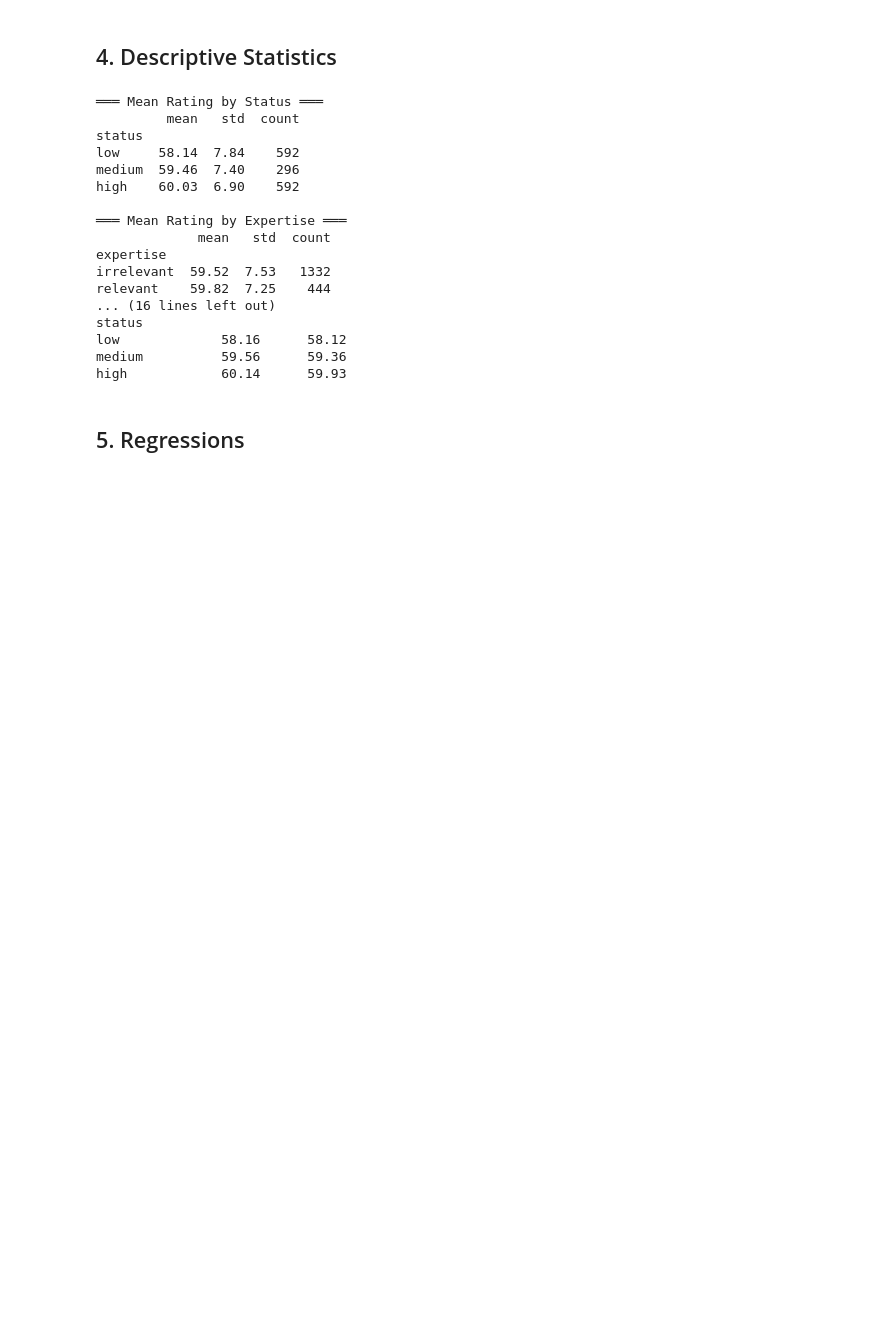
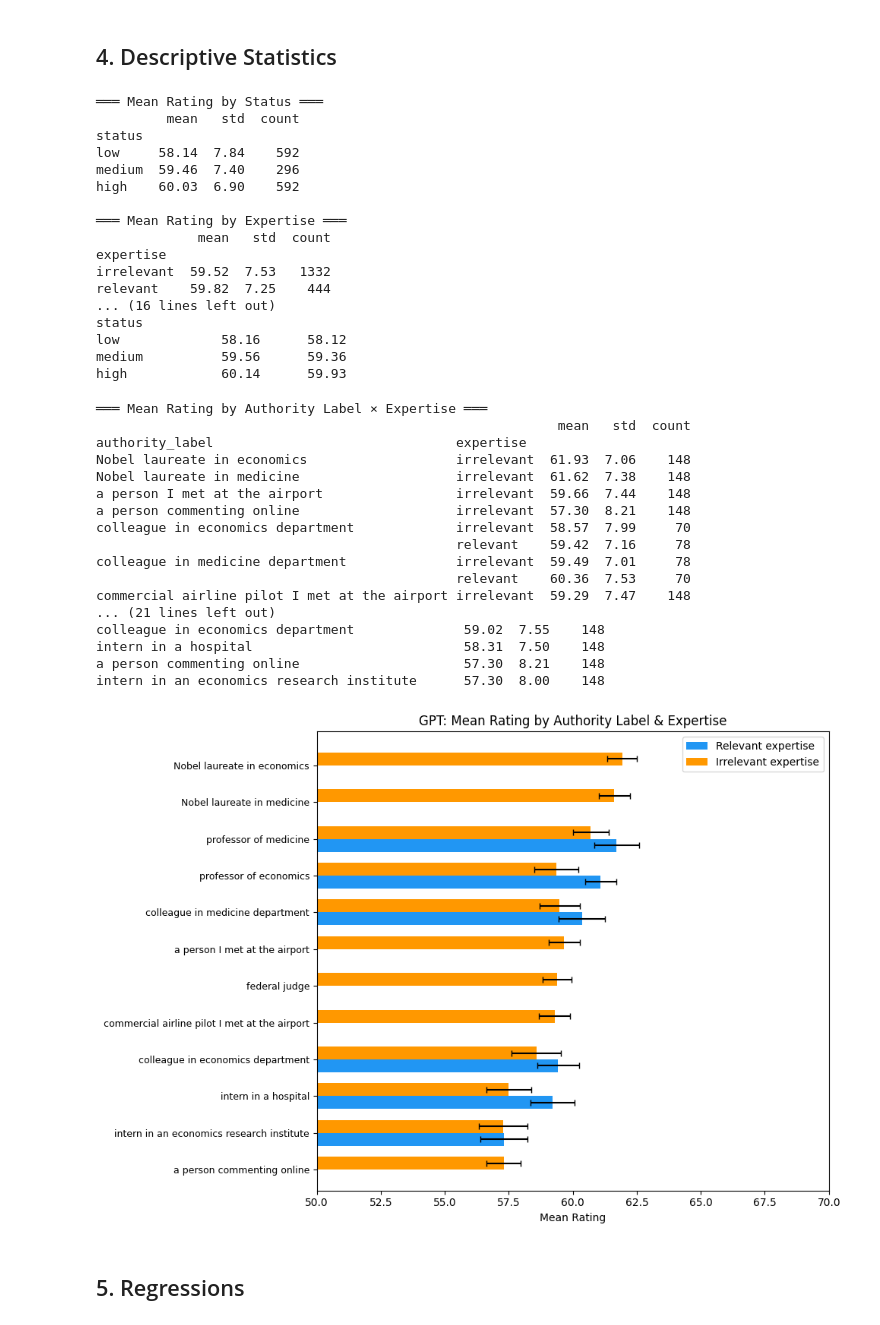
Before and after one commit to auertobias/authority-bias-llm, a Jupyter notebook: notebooks/02_analysis.ipynb, the cells around one changed output. Drawn from its saved outputs; the diff is of its cells as text; code cells hidden in the pictures; blank space fills up the shorter version.

```diff
--- a/notebooks/02_analysis.ipynb
+++ b/notebooks/02_analysis.ipynb
@@ -152,6 +152,81 @@ if df['model'].nunique() > 1:
     for name, mdf in df.groupby('model'):
         print(f"\n--- {name.upper()} ---")
         print(mdf.groupby('status')['rating'].agg(['mean','std','count']).reindex(STATUS_ORDER).round(2))
+# %%
+# ── Breakdown per authority label × expertise ──────────────────────────
+
+import pandas as pd
+import matplotlib.pyplot as plt
+import numpy as np
+
+data = pd.read_csv(DATA_PATH + "data_gpt_20260311.csv")
+data['status'] = data['status'].str.strip()
+
+# ── Table: mean rating by authority_label and expertise ──
+label_exp = (
+    data.groupby(["authority_label", "expertise"])["rating"]
+    .agg(["mean", "std", "count"])
+    .round(2)
+)
+print("═══ Mean Rating by Authority Label × Expertise ═══")
+print(label_exp.to_string())
+
+# ── Also show the marginal per label ──
+label_only = (
+    data.groupby("authority_label")["rating"]
+    .agg(["mean", "std", "count"])
+    .sort_values("mean", ascending=False)
+    .round(2)
+)
+print("\n═══ Mean Rating by Authority Label (overall) ═══")
+print(label_only.to_string())
+
+# ── Figure: grouped bar chart ──
+pivot = data.groupby(["authority_label", "expertise"])["rating"].mean().unstack()
+pivot_se = data.groupby(["authority_label", "expertise"])["rating"].sem().unstack()
+
+# Sort by overall mean
+order = data.groupby("authority_label")["rating"].mean().sort_values(ascending=True).index
+pivot = pivot.reindex(order)
+pivot_se = pivot_se.reindex(order)
+
+fig, ax = plt.subplots(figsize=(10, 7))
+x = np.arange(len(pivot))
+w = 0.35
+
+bars1 = ax.barh(x - w/2, pivot["relevant"],  w, xerr=pivot_se["relevant"],
+                label="Relevant expertise",  color="#2196F3", capsize=3)
+bars2 = ax.barh(x + w/2, pivot["irrelevant"], w, xerr=pivot_se["irrelevant"],
+                label="Irrelevant expertise", color="#FF9800", capsize=3)
+
+ax.set_yticks(x)
+ax.set_yticklabels(pivot.index, fontsize=9)
+ax.set_xlabel("Mean Rating")
+ax.set_title("GPT: Mean Rating by Authority Label & Expertise")
+ax.legend()
+ax.set_xlim(50, 70)
+plt.tight_layout()
+plt.savefig(RESULTS_PATH + "label_expertise_breakdown.png", dpi=150, bbox_inches="tight")
+plt.show()
+# %% [output]
+═══ Mean Rating by Authority Label × Expertise ═══
+                                                           mean   std  count
+authority_label                               expertise
+Nobel laureate in economics                   irrelevant  61.93  7.06    148
+Nobel laureate in medicine                    irrelevant  61.62  7.38    148
+a person I met at the airport                 irrelevant  59.66  7.44    148
+a person commenting online                    irrelevant  57.30  8.21    148
+colleague in economics department             irrelevant  58.57  7.99     70
+                                              relevant    59.42  7.16     78
+colleague in medicine department              irrelevant  59.49  7.01     78
+                                              relevant    60.36  7.53     70
+commercial airline pilot I met at the airport irrelevant  59.29  7.47    148
+... (21 lines left out)
+colleague in economics department              59.02  7.55    148
+intern in a hospital                           58.31  7.50    148
+a person commenting online                     57.30  8.21    148
+intern in an economics research institute      57.30  8.00    148
+[figure, added]
 # %% [markdown]
 ## 5. Regressions
 # %%
```
